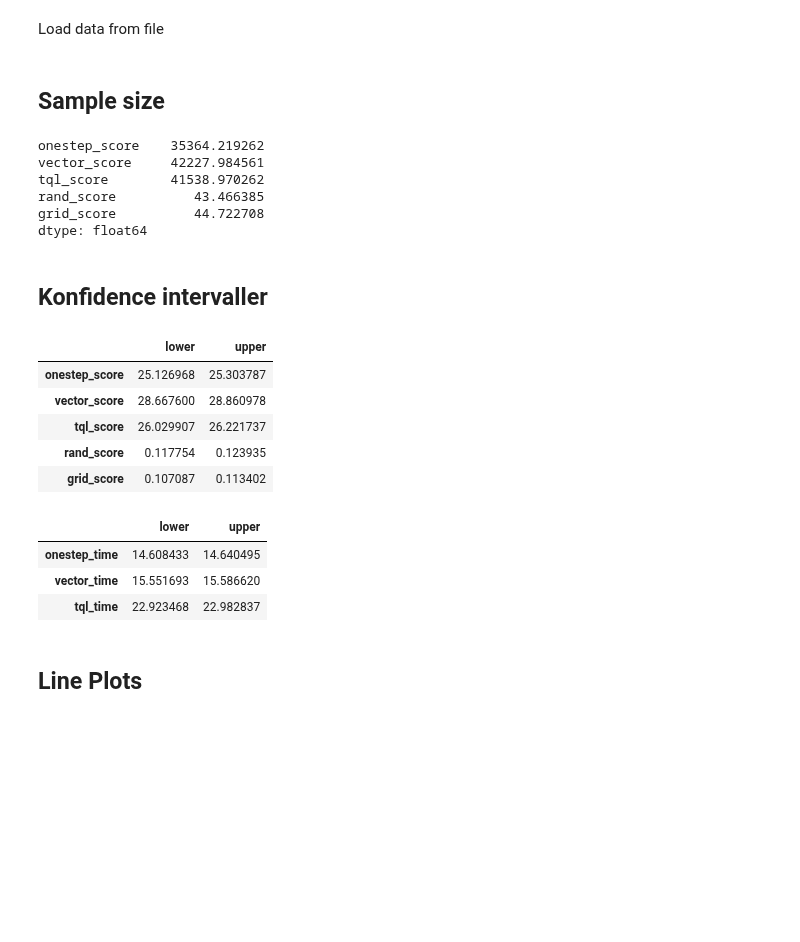
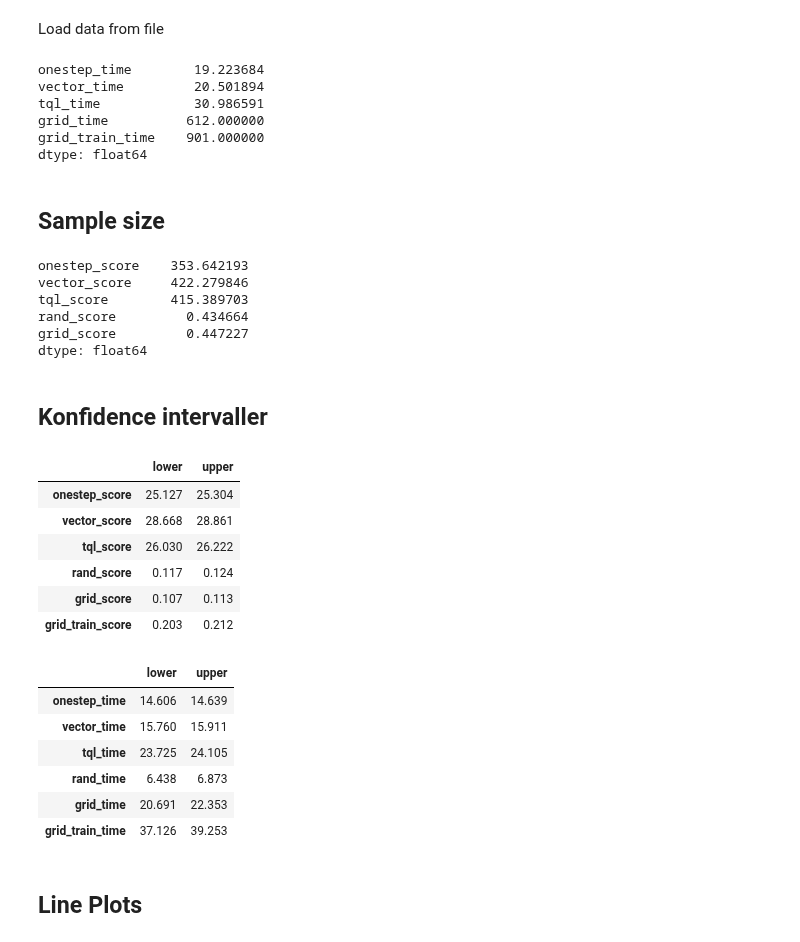
Before and after one commit to vietnhprivat/snake_ai, a Jupyter notebook: src/Classes/data_collection_test.ipynb, the cells around one changed output. Drawn from its saved outputs; the diff is of its cells as text; code cells hidden in the pictures; blank space fills up the shorter version.

```diff
--- a/src/Classes/data_collection_test.ipynb
+++ b/src/Classes/data_collection_test.ipynb
@@ -42,16 +42,18 @@ tql_pilot = load_data(file_path='TAB_MODEL_AND_PLOT/DATA_PLOT_RUNNING/tab_optim_
 rand_pilot = load_data(file_path='DQL_PLOT/DATA_PLOTS/random_non_training_18_01.pkl', model="tql")
 grid_pilot = load_data(file_path='DQL_PLOT/DATA_PLOTS/grid_non_training_pt2_18_01.pkl')
 grid_pilot = grid_pilot.head(25_000)
+grid_train = load_data(file_path='DQL_PLOT/TEST_PLOTS/grid_training_18_01.pkl')
+grid_train = grid_train.tail(45_000).reset_index(drop=True)
 
 # Part 2 test load
 onestepv2 = load_data(file_path='DQL_PLOT/DATA_PLOTS/onestep_non_training_pt2_18_01.pkl')
 vectorv2 = load_data(file_path='DQL_PLOT/DATA_PLOTS/vector_non_training_pt2_18_01.pkl')
-randv2 = load_data(file_path='DQL_PLOT/DATA_PLOTS/random_non_training_pt2_18_01.pkl', model="tql")
+randv2 = load_data(file_path='DQL_PLOT/DATA_PLOTS/random_non_training_pt3_18_01.pkl', model="tql")
 tqlv2 = load_data(file_path='TAB_MODEL_AND_PLOT/DATA_PLOT_RUNNING/tab_optim_rewards_running_pt2.pkl', model="tql")
 
 # sammenslutning af data
 onestep = pd.concat((onestep_pilot, onestepv2), ignore_index=True)
-rand = pd.concat((rand_pilot, randv2), ignore_index=True)
+rand = randv2 # pd.concat((rand_pilot, randv2), ignore_index=True)
 vector = pd.concat((vector_pilot, vectorv2), ignore_index=True)
 tql = pd.concat((tql_pilot, tqlv2), ignore_index=True)
 grid = load_data(file_path='DQL_PLOT/DATA_PLOTS/grid_non_training_pt2_18_01.pkl')
@@ -61,14 +63,23 @@ df_results_pilot = pd.DataFrame(data= {'onestep_score': onestep_pilot['scores'],
                                        'tql_score': tql_pilot['scores'], 'rand_score': rand_pilot['scores'], 'grid_score': grid_pilot['scores']})
 
 df_results = pd.DataFrame(data= {'onestep_score': onestep['scores'], 'vector_score': vector['scores'],
-                                  'tql_score': tql['scores'], 'rand_score': rand['scores'], 'grid_score': grid['scores']})
+                                  'tql_score': tql['scores'], 'rand_score': rand['scores'], 'grid_score': grid['scores'],'grid_train_score': grid_train['scores']})
 
 # Outliers removed, calculated by 1.5*IQR in R
 df_time = pd.DataFrame(data= {'onestep_time': onestep['time per apple'].clip(10.08, 19.2), 'vector_time': vector['time per apple'].clip(10.67, 20.45),
-                              'tql_time': tql['time per apple'].clip(14.83, 31)})
+                              'tql_time': tql['time per apple'].clip(14.83, 31), 'grid_time': grid['time per apple'].clip(0,50), 'grid_train_time': grid_train['time per apple'].clip(0,50)})
 
 df_time_outliers = pd.DataFrame(data= {'onestep_time': onestep['time per apple'], 'vector_time': vector['time per apple'],
-                              'tql_time': tql['time per apple'], 'rand_time': rand['time per apple'], 'grid_time': grid['time per apple']})
+                              'tql_time': tql['time per apple'], 'rand_time': rand['time per apple'], 'grid_time': grid['time per apple'], 'grid_train_time': grid_train['time per apple']})
+
+df_time_outliers = df_time_outliers.replace(np.inf, 0)
+# %% [output]
+onestep_time        19.223684
+vector_time         20.501894
+tql_time            30.986591
+grid_time          612.000000
+grid_train_time    901.000000
+dtype: float64
 # %% [markdown]
 ## Sample size
 # %%
@@ -76,51 +87,55 @@ df_time_outliers = pd.DataFrame(data= {'onestep_time': onestep['time per apple']
 def sample_size(df):
     z = 1.96**2
     var = df.var()
-    e = 0.1**2
+    e = 1.**2
     return z * (var/e)
 
 sample_size(df_results_pilot)
 # %% [output]
-onestep_score    35364.219262
-vector_score     42227.984561
-tql_score        41538.970262
-rand_score          43.466385
-grid_score          44.722708
+onestep_score    353.642193
+vector_score     422.279846
+tql_score        415.389703
+rand_score         0.434664
+grid_score         0.447227
 dtype: float64
 # %% [markdown]
 ## Konfidence intervaller
 # %%
 # Funktion for konfidensinterval
 def confint(df):
 
     # Definere variabler
     df_mean = df.mean()
     df_std = df.std()
     sqrt_n = np.sqrt(len(df))
     z_score = 1.96
 
     # Udregn konfidensinterval lower og upper bound
     lower = df_mean - z_score * (df_std / sqrt_n)
     upper = df_mean + z_score * (df_std / sqrt_n)
 
     # kombiner lower og upper bound i en dataframe
-    data = {'lower': lower, 'upper': upper}
+    data = {'lower': lower.round(3), 'upper': upper.round(3)}
     df_confint = pd.DataFrame(data=data)
 
     return df_confint
 
 
-display(confint(df_results), confint(df_time))
+display(confint(df_results), confint(df_time_outliers))
 # %% [output]
 |  | lower | upper |
-| onestep_score | 25.126968 | 25.303787 |
-| vector_score | 28.667600 | 28.860978 |
-| tql_score | 26.029907 | 26.221737 |
-| rand_score | 0.117754 | 0.123935 |
-| grid_score | 0.107087 | 0.113402 |
+| onestep_score | 25.127 | 25.304 |
+| vector_score | 28.668 | 28.861 |
+| tql_score | 26.030 | 26.222 |
+| rand_score | 0.117 | 0.124 |
+| grid_score | 0.107 | 0.113 |
+| grid_train_score | 0.203 | 0.212 |
 |  | lower | upper |
-| onestep_time | 14.608433 | 14.640495 |
-| vector_time | 15.551693 | 15.586620 |
-| tql_time | 22.923468 | 22.982837 |
+| onestep_time | 14.606 | 14.639 |
+| vector_time | 15.760 | 15.911 |
+| tql_time | 23.725 | 24.105 |
+| rand_time | 6.438 | 6.873 |
+| grid_time | 20.691 | 22.353 |
+| grid_train_time | 37.126 | 39.253 |
 # %% [markdown]
 ## Line Plots
```
Also changed, not shown: parts of 3 cells of this notebook, 3 other files.
